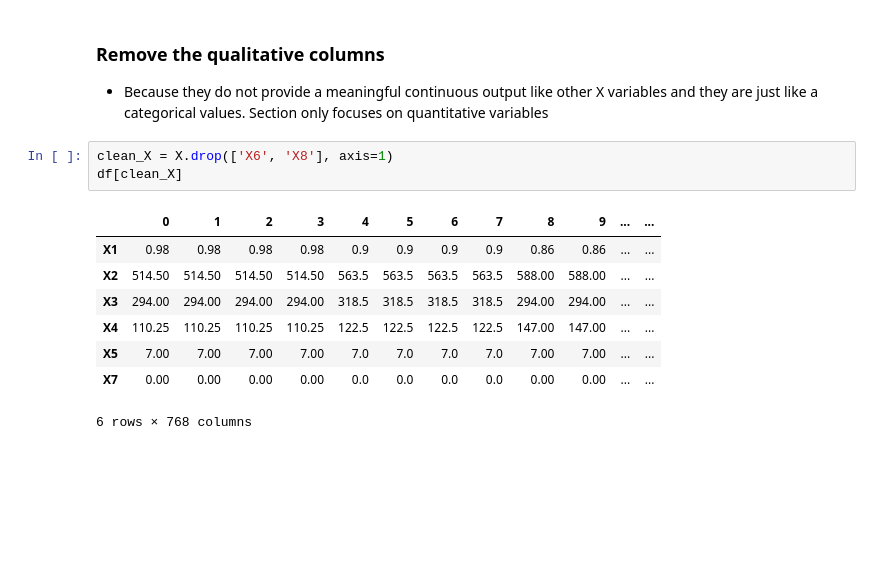
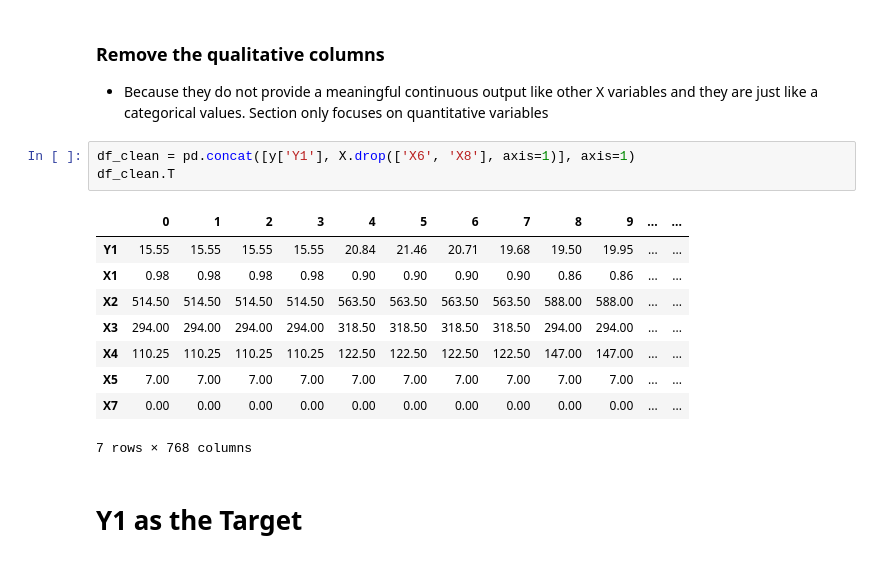
Before and after one commit to venukwijethilaka/advanced-ml, a Jupyter notebook: Week03/energy_efficiency.ipynb, the cells around one changed output. Saved outputs shown, nothing was run; the diff lists cells and outputs as text; blank space fills up the shorter version.

```diff
--- a/Week03/energy_efficiency.ipynb
+++ b/Week03/energy_efficiency.ipynb
@@ -85,14 +85,17 @@ y.T
 ### Remove the qualitative columns
 - Because they do not provide a meaningful continuous output like other X variables and they are just like a categorical values. Section only focuses on quantitative variables
 # %%
-clean_X = X.drop(['X6', 'X8'], axis=1)
-df[clean_X]
+df_clean = pd.concat([y['Y1'], X.drop(['X6', 'X8'], axis=1)], axis=1)
+df_clean.T
 # %% [output]
 |  | 0 | 1 | 2 | 3 | 4 | 5 | 6 | 7 | 8 | 9 | ... | ... |
-| X1 | 0.98 | 0.98 | 0.98 | 0.98 | 0.9 | 0.9 | 0.9 | 0.9 | 0.86 | 0.86 | ... | ... |
-| X2 | 514.50 | 514.50 | 514.50 | 514.50 | 563.5 | 563.5 | 563.5 | 563.5 | 588.00 | 588.00 | ... | ... |
-| X3 | 294.00 | 294.00 | 294.00 | 294.00 | 318.5 | 318.5 | 318.5 | 318.5 | 294.00 | 294.00 | ... | ... |
-| X4 | 110.25 | 110.25 | 110.25 | 110.25 | 122.5 | 122.5 | 122.5 | 122.5 | 147.00 | 147.00 | ... | ... |
-| X5 | 7.00 | 7.00 | 7.00 | 7.00 | 7.0 | 7.0 | 7.0 | 7.0 | 7.00 | 7.00 | ... | ... |
-| X7 | 0.00 | 0.00 | 0.00 | 0.00 | 0.0 | 0.0 | 0.0 | 0.0 | 0.00 | 0.00 | ... | ... |
+| Y1 | 15.55 | 15.55 | 15.55 | 15.55 | 20.84 | 21.46 | 20.71 | 19.68 | 19.50 | 19.95 | ... | ... |
+| X1 | 0.98 | 0.98 | 0.98 | 0.98 | 0.90 | 0.90 | 0.90 | 0.90 | 0.86 | 0.86 | ... | ... |
+| X2 | 514.50 | 514.50 | 514.50 | 514.50 | 563.50 | 563.50 | 563.50 | 563.50 | 588.00 | 588.00 | ... | ... |
+| X3 | 294.00 | 294.00 | 294.00 | 294.00 | 318.50 | 318.50 | 318.50 | 318.50 | 294.00 | 294.00 | ... | ... |
+| X4 | 110.25 | 110.25 | 110.25 | 110.25 | 122.50 | 122.50 | 122.50 | 122.50 | 147.00 | 147.00 | ... | ... |
+| X5 | 7.00 | 7.00 | 7.00 | 7.00 | 7.00 | 7.00 | 7.00 | 7.00 | 7.00 | 7.00 | ... | ... |
+| X7 | 0.00 | 0.00 | 0.00 | 0.00 | 0.00 | 0.00 | 0.00 | 0.00 | 0.00 | 0.00 | ... | ... |
-6 rows × 768 columns
+7 rows × 768 columns
+# %% [markdown]
+# Y1 as the Target
```
Also changed, not shown: parts of 35 cells of this notebook, 9 other files.
